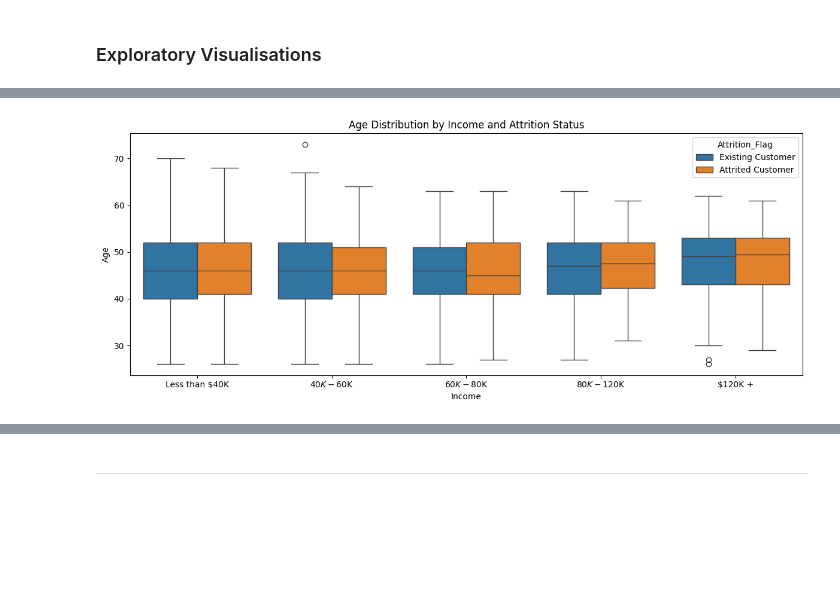
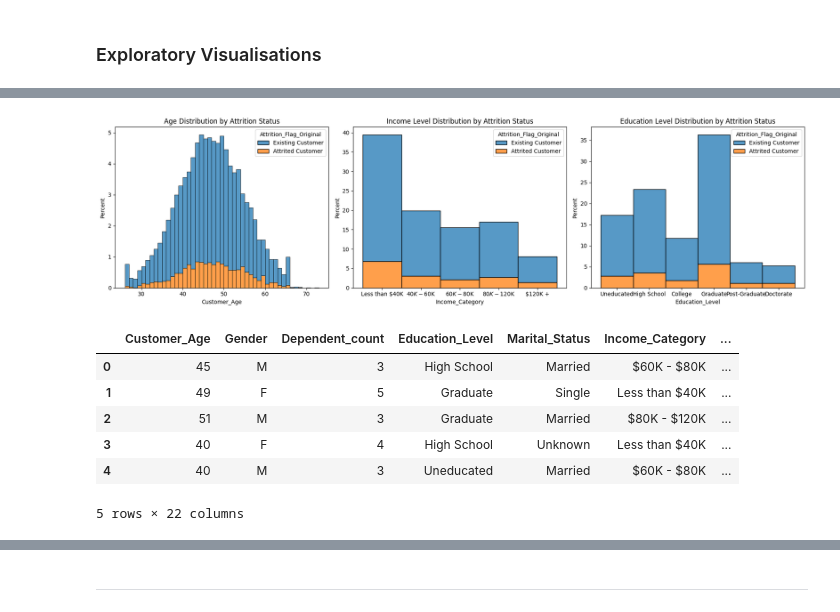
Before and after one commit to Mikeecee1/Team1_Hackathon, a Jupyter notebook: jupyter_notebooks/Visualisation.ipynb, the cells around one changed output, grey strips where cells are left out. Saved outputs shown, nothing was run; the diff lists cells and outputs as text; code cells hidden in the pictures; blank space fills up the shorter version.

Commit message:
Added some visuals  - had to delete others!

```diff
--- a/jupyter_notebooks/Visualisation.ipynb
+++ b/jupyter_notebooks/Visualisation.ipynb
@@ -68,5 +62,5 @@ import seaborn as sns
 import plotly.express as px
 # %%
 ##Import the cleaned dataset
-df = pd.read_csv('Data/Raw/BankChurners.csv')  #Change to cleaned dataset when available
+df = pd.read_csv('Data/Processed/BankChurners_transformed.csv')  #Change to cleaned dataset when available
 df.head()
@@ -111,19 +82,45 @@ plt.show()
 # %%
-##Box plots showing the distribution of Age and Education_Levelfor attrited and non-attrited customers
+##Box plots showing the distribution of Age and Income_Level for attrited and non-attrited customers
 # Order income level by typical hierarchy *unknown level not shown*
 income_order = ['Less than $40K', '$40K - $60K', '$60K - $80K', '$80K - $120K', '$120K +']
 df['Income_Category'] = pd.Categorical(df['Income_Category'], categories=income_order, ordered=True)
 
 plt.figure(figsize=(12, 5))
 
-sns.boxplot(x='Income_Category', y='Customer_Age', hue='Attrition_Flag', data=df)
-plt.title('Age Distribution by Income and Attrition Status')
-plt.xlabel('Income')
+sns.boxplot(x='Income_Category', y='Customer_Age', hue='Attrition_Flag_Original', data=df)
+plt.title('Age Distribution by Income Level and Attrition Status')
+plt.xlabel('Income Level')
 plt.ylabel('Age')
-
 
 
 plt.tight_layout()
 plt.show()
-# %% [output]
-[figure, removed]
+# %%
+#Histograms showing distribution of Age, Income_Level and Education_Level for attrited and non-attrited customers
+#show percentage of customers instead of count
+
+
+fig, axes = plt.subplots(1, 3, figsize=(18, 5))
+sns.histplot(data=df, x='Customer_Age', hue='Attrition_Flag_Original', multiple='stack', stat='percent', ax=axes[0])
+axes[0].set_title('Age Distribution by Attrition Status')
+sns.histplot(data=df, x='Income_Category', hue='Attrition_Flag_Original', multiple='stack', stat='percent', ax=axes[1])
+axes[1].set_title('Income Level Distribution by Attrition Status')
+sns.histplot(data=df, x='Education_Level', hue='Attrition_Flag_Original', multiple='stack', stat='percent', ax=axes[2])
+axes[2].set_title('Education Level Distribution by Attrition Status')
+plt.tight_layout()
+plt.show()
+# %% [output]
+[figure, added]
+# %%
+
+# Create age groups
+df['Age_Group'] = pd.cut(df['Customer_Age'], bins=[0, 25, 35, 45, 55, 65, 100], labels=['<25', '25-34', '35-44', '45-54', '55-64', '65+'])
+df.head()
+# %% [output]
+|  | Customer_Age | Gender | Dependent_count | Education_Level | Marital_Status | Income_Category | ... |
+| 0 | 45 | M | 3 | High School | Married | $60K - $80K | ... |
+| 1 | 49 | F | 5 | Graduate | Single | Less than $40K | ... |
+| 2 | 51 | M | 3 | Graduate | Married | $80K - $120K | ... |
+| 3 | 40 | F | 4 | High School | Unknown | Less than $40K | ... |
+| 4 | 40 | M | 3 | Uneducated | Married | $60K - $80K | ... |
+5 rows × 22 columns
```
Also changed, not shown: parts of 8 cells of this notebook.
